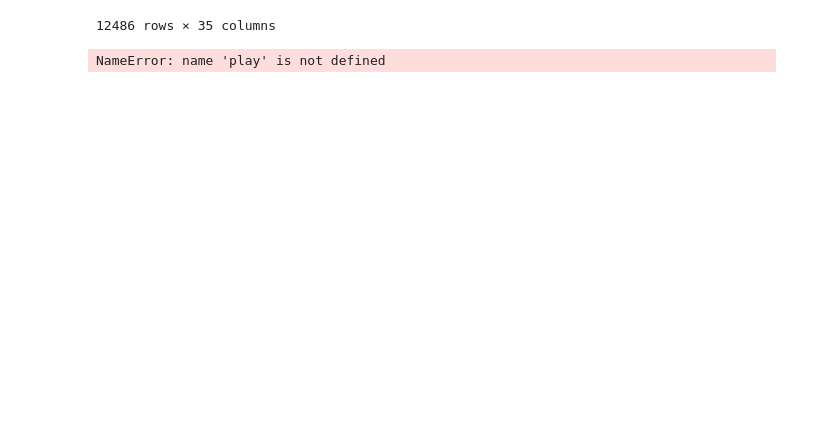
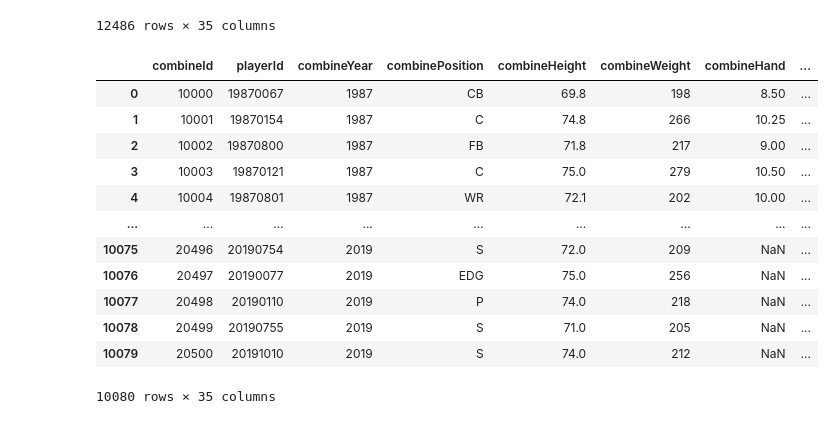
Before and after one commit to BenjaminZeisberg/Cs171-final-project, a Jupyter notebook: data/main.ipynb, the cells around one changed output. Saved outputs shown, nothing was run; the diff lists cells and outputs as text; code cells hidden in the pictures; blank space fills up the shorter version.

```diff
--- a/data/main.ipynb
+++ b/data/main.ipynb
@@ -116,7 +116,21 @@ plays
 | 12484 | 2022100207 | 2777 | 52449 | Jonathan Taylor | (2:02) (Shotgun) J.Taylor up the ... | 3 | 1 | 10 | ... |
 | 12485 | 2022102308 | 905 | 54572 | Dameon Pierce | (12:51) C.Heck reported in as eli... | 2 | 3 | 1 | ... |
 12486 rows × 35 columns
-# %%
-play.head()
-# %% [output]
-NameError: name 'play' is not defined
+# %%
+combine = pd.read_csv('/Users/benjaminzeisberg/university/cs171/final-project-correct/data/nfl-stats/combine.csv')
+# %%
+combine
+# %% [output]
+|  | combineId | playerId | combineYear | combinePosition | combineHeight | combineWeight | combineHand | ... |
+| 0 | 10000 | 19870067 | 1987 | CB | 69.8 | 198 | 8.50 | ... |
+| 1 | 10001 | 19870154 | 1987 | C | 74.8 | 266 | 10.25 | ... |
+| 2 | 10002 | 19870800 | 1987 | FB | 71.8 | 217 | 9.00 | ... |
+| 3 | 10003 | 19870121 | 1987 | C | 75.0 | 279 | 10.50 | ... |
+| 4 | 10004 | 19870801 | 1987 | WR | 72.1 | 202 | 10.00 | ... |
+| ... | ... | ... | ... | ... | ... | ... | ... | ... |
+| 10075 | 20496 | 20190754 | 2019 | S | 72.0 | 209 | NaN | ... |
+| 10076 | 20497 | 20190077 | 2019 | EDG | 75.0 | 256 | NaN | ... |
+| 10077 | 20498 | 20190110 | 2019 | P | 74.0 | 218 | NaN | ... |
+| 10078 | 20499 | 20190755 | 2019 | S | 71.0 | 205 | NaN | ... |
+| 10079 | 20500 | 20191010 | 2019 | S | 74.0 | 212 | NaN | ... |
+10080 rows × 35 columns
```
Also changed, not shown: parts of 4 cells of this notebook, 5 other files.
